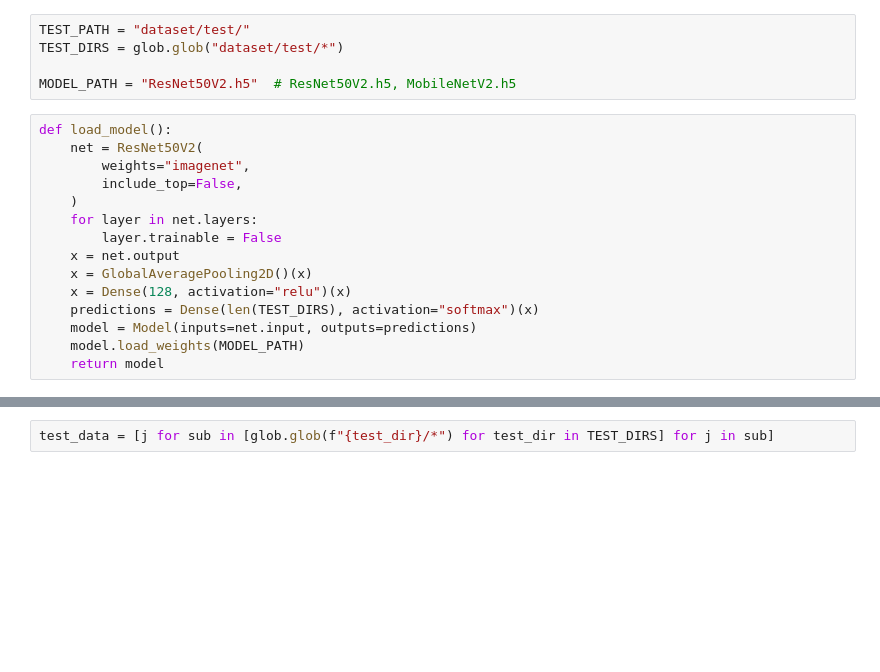
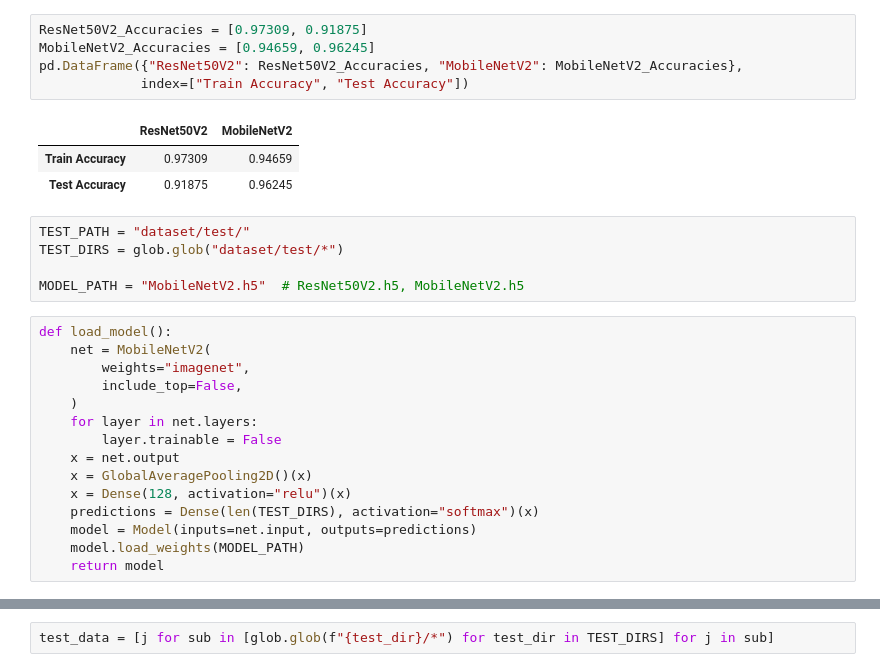
Before and after one commit to HolmesJJ/food-recognition, a Jupyter notebook: Inference.ipynb, the cells around one changed output, grey strips where cells are left out. Cells and saved outputs as stored; diff of their text form; blank space fills up the shorter version.

Commit message:
Add MobileNetV2

```diff
--- a/Inference.ipynb
+++ b/Inference.ipynb
@@ -33,11 +24,20 @@ pd.DataFrame({"ResNet50V2": ResNet50V2_Accuracies, "MobileNetV2": MobileNetV2_Ac
+# %%
+ResNet50V2_Accuracies = [0.97309, 0.91875]
+MobileNetV2_Accuracies = [0.94659, 0.96245]
+pd.DataFrame({"ResNet50V2": ResNet50V2_Accuracies, "MobileNetV2": MobileNetV2_Accuracies},
+             index=["Train Accuracy", "Test Accuracy"])
+# %% [output]
+|  | ResNet50V2 | MobileNetV2 |
+| Train Accuracy | 0.97309 | 0.94659 |
+| Test Accuracy | 0.91875 | 0.96245 |
 # %%
 TEST_PATH = "dataset/test/"
 TEST_DIRS = glob.glob("dataset/test/*")
 
-MODEL_PATH = "ResNet50V2.h5"  # ResNet50V2.h5, MobileNetV2.h5
+MODEL_PATH = "MobileNetV2.h5"  # ResNet50V2.h5, MobileNetV2.h5
 # %%
 def load_model():
-    net = ResNet50V2(
+    net = MobileNetV2(
         weights="imagenet",
         include_top=False,
     )
```
Also changed, not shown: parts of 11 cells of this notebook, 1 other file.
